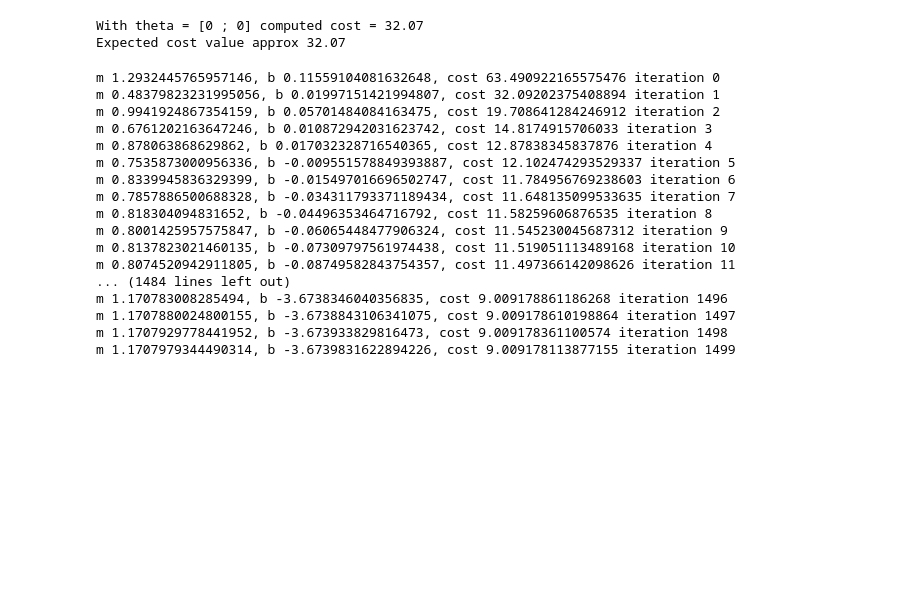
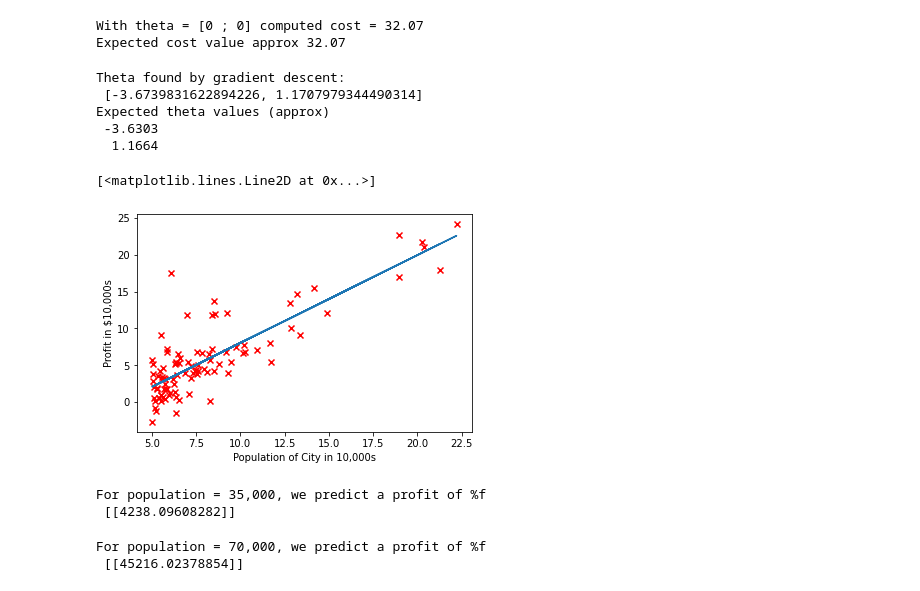
Before and after one commit to chirantan2003/ML-linear-regression, a Jupyter notebook: ex1.ipynb, the cells around one changed output. Saved outputs shown, nothing was run; the diff lists cells and outputs as text; code cells hidden in the pictures; blank space fills up the shorter version.

Commit message:
Added plot of model

```diff
--- a/ex1.ipynb
+++ b/ex1.ipynb
@@ -119,24 +119,41 @@ def gradientDescent(X, y, theta, alpha, num_iters):
     theta1 = -(2/98)*sum(y1-y_predicted)
     m_curr = m_curr - alpha*theta0
     b_curr = b_curr - alpha*theta1
-    print ("m {}, b {}, cost {} iteration {}".format(m_curr,b_curr,cost, i))
-
-theta = gradientDescent(X, y, theta, alpha, iterations)
+    # print ("m {}, b {}, cost {} iteration {}".format(m_curr,b_curr,cost, i))
+  theta = [b_curr, m_curr]
+  return theta
-# %% [output]
-m 1.2932445765957146, b 0.11559104081632648, cost 63.490922165575476 iteration 0
-m 0.48379823231995056, b 0.01997151421994807, cost 32.09202375408894 iteration 1
-m 0.9941924867354159, b 0.05701484084163475, cost 19.708641284246912 iteration 2
-m 0.6761202163647246, b 0.010872942031623742, cost 14.8174915706033 iteration 3
-m 0.878063868629862, b 0.017032328716540365, cost 12.87838345837876 iteration 4
-m 0.7535873000956336, b -0.009551578849393887, cost 12.102474293529337 iteration 5
-m 0.8339945836329399, b -0.015497016696502747, cost 11.784956769238603 iteration 6
-m 0.7857886500688328, b -0.034311793371189434, cost 11.648135099533635 iteration 7
-m 0.818304094831652, b -0.04496353464716792, cost 11.58259606876535 iteration 8
-m 0.8001425957575847, b -0.06065448477906324, cost 11.545230045687312 iteration 9
-m 0.8137823021460135, b -0.07309797561974438, cost 11.519051113489168 iteration 10
-m 0.8074520942911805, b -0.08749582843754357, cost 11.497366142098626 iteration 11
-... (1484 lines left out)
-m 1.170783008285494, b -3.6738346040356835, cost 9.009178861186268 iteration 1496
-m 1.1707880024800155, b -3.6738843106341075, cost 9.009178610198864 iteration 1497
-m 1.1707929778441952, b -3.673933829816473, cost 9.009178361100574 iteration 1498
-m 1.1707979344490314, b -3.6739831622894226, cost 9.009178113877155 iteration 1499
+# %%
+theta = gradientDescent(X, y, theta, alpha, iterations)
+print('Theta found by gradient descent:\n', theta)
+print('Expected theta values (approx)\n -3.6303\n  1.1664')
+# %% [output]
+Theta found by gradient descent:
+ [-3.6739831622894226, 1.1707979344490314]
+Expected theta values (approx)
+ -3.6303
+  1.1664
+# %%
+reg = linear_model.LinearRegression()
+reg.fit(df[['X']], df.y)
+
+plt.xlabel('Population of City in 10,000s', fontsize=10)
+plt.ylabel('Profit in $10,000s', fontsize=10)
+plt.scatter(df.X, df.y, marker='x', color='red')
+plt.plot(df.X, reg.predict(df[['X']]), )
+# %% [output]
+[<matplotlib.lines.Line2D at 0x...>]
+[figure, added]
+# %%
+thetaTranspose = np.transpose(np.matrix(theta))
+
+predict1 = np.matrix([1, 3.5])*thetaTranspose
+print('For population = 35,000, we predict a profit of %f\n', predict1*10000)
+# %% [output]
+For population = 35,000, we predict a profit of %f
+ [[4238.09608282]]
+# %%
+predict2 = np.matrix([1, 7]) * thetaTranspose
+print('For population = 70,000, we predict a profit of %f\n', predict2*10000)
+# %% [output]
+For population = 70,000, we predict a profit of %f
+ [[45216.02378854]]
```
Also changed, not shown: parts of 2 cells of this notebook.
